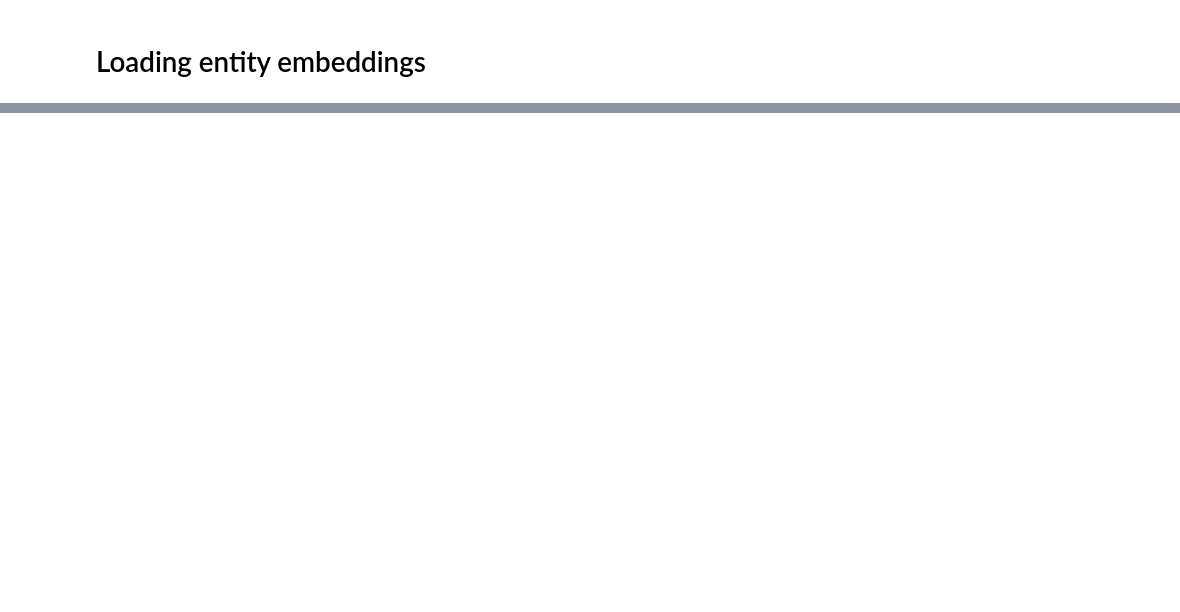
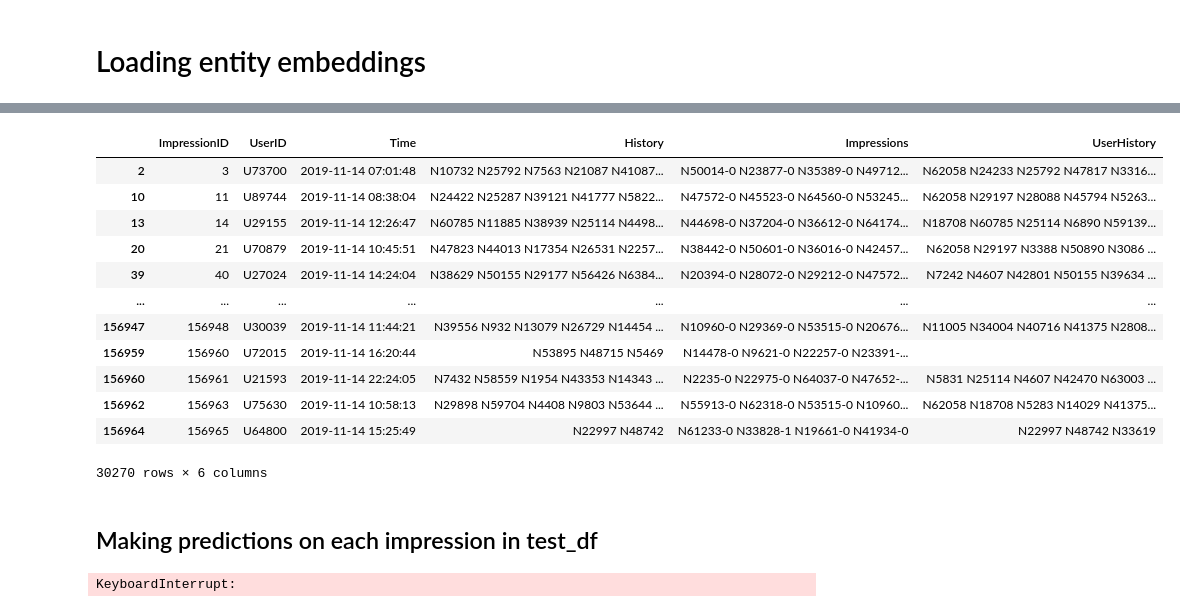
Before and after one commit to GurjotSinghAulakh/Recommender-systems, a Jupyter notebook: contentfilter.ipynb, the cells around one changed output, grey strips where cells are left out. Cells and saved outputs as stored; diff of their text form; code cells hidden in the pictures; blank space fills up the shorter version.

```diff
--- a/contentfilter.ipynb
+++ b/contentfilter.ipynb
@@ -103,0 +465,6 @@ combined_features = np.hstack([tfidf_matrix_normalized.toarray(), article_embedd
+# %%
+users = behaviors_df['UserID'].unique()
+user_histories = {}
+for user in users:
+    histories = behaviors_df[behaviors_df['UserID'] == user].History.values
+    user_histories[user] = histories
@@ -103,0 +489,7 @@ combined_features = np.hstack([tfidf_matrix_normalized.toarray(), article_embedd
+# %%
+behaviors_df["Time"] = pd.to_datetime(behaviors_df["Time"])
+last_day = behaviors_df["Time"].max().date()
+
+test_df = behaviors_df[behaviors_df["Time"].dt.date == last_day]
+train_df = behaviors_df[behaviors_df["Time"].dt.date != last_day]
+print(len(test_df), len(train_df))
@@ -103,0 +498,25 @@ combined_features = np.hstack([tfidf_matrix_normalized.toarray(), article_embedd
+# %%
+def get_all_user_history_sets(df):
+    user_histories = {}
+    for user in df['UserID'].unique():
+        hist_set = set()
+        histories = df[df['UserID'] == user].History.values
+        if isinstance(histories[0], float):
+            continue
+        histories = [history.split(' ') for history in histories]
+        hist_list = [hist for history in histories for hist in history]
+        impressions = df[df['UserID'] == user].Impressions.values
+        impressions = [impression.split(' ') for impression in impressions]
+        impressions = [imp for impression in impressions for imp in impression]
+        imps = [impression.split('-')[0] if impression.split('-')[1] == '1' else None for impression in impressions]
+        imps = [imp for imp in imps if imp is not None]
+        hist_set.update(imps)
+        hist_set.update(hist_list)
+        if user in user_histories:
+            user_histories[user].update(hist_set)
+        else:
+            user_histories[user] = hist_set
+    return user_histories
+# %%
+user_histories = get_all_user_history_sets(train_df)
+test_df['UserHistory'] = test_df['UserID'].apply(lambda x: ' '.join(list(user_histories[x])) if x in user_histories else '')
@@ -103,0 +529,34 @@ combined_features = np.hstack([tfidf_matrix_normalized.toarray(), article_embedd
+# %%
+test_df
+# %% [output]
+|  | ImpressionID | UserID | Time | History | Impressions | UserHistory |
+| 2 | 3 | U73700 | 2019-11-14 07:01:48 | N10732 N25792 N7563 N21087 N41087... | N50014-0 N23877-0 N35389-0 N49712... | N62058 N24233 N25792 N47817 N3316... |
+| 10 | 11 | U89744 | 2019-11-14 08:38:04 | N24422 N25287 N39121 N41777 N5822... | N47572-0 N45523-0 N64560-0 N53245... | N62058 N29197 N28088 N45794 N5263... |
+| 13 | 14 | U29155 | 2019-11-14 12:26:47 | N60785 N11885 N38939 N25114 N4498... | N44698-0 N37204-0 N36612-0 N64174... | N18708 N60785 N25114 N6890 N59139... |
+| 20 | 21 | U70879 | 2019-11-14 10:45:51 | N47823 N44013 N17354 N26531 N2257... | N38442-0 N50601-0 N36016-0 N42457... | N62058 N29197 N3388 N50890 N3086 ... |
+| 39 | 40 | U27024 | 2019-11-14 14:24:04 | N38629 N50155 N29177 N56426 N6384... | N20394-0 N28072-0 N29212-0 N47572... | N7242 N4607 N42801 N50155 N39634 ... |
+| ... | ... | ... | ... | ... | ... | ... |
+| 156947 | 156948 | U30039 | 2019-11-14 11:44:21 | N39556 N932 N13079 N26729 N14454 ... | N10960-0 N29369-0 N53515-0 N20676... | N11005 N34004 N40716 N41375 N2808... |
+| 156959 | 156960 | U72015 | 2019-11-14 16:20:44 | N53895 N48715 N5469 | N14478-0 N9621-0 N22257-0 N23391-... |  |
+| 156960 | 156961 | U21593 | 2019-11-14 22:24:05 | N7432 N58559 N1954 N43353 N14343 ... | N2235-0 N22975-0 N64037-0 N47652-... | N5831 N25114 N4607 N42470 N63003 ... |
+| 156962 | 156963 | U75630 | 2019-11-14 10:58:13 | N29898 N59704 N4408 N9803 N53644 ... | N55913-0 N62318-0 N53515-0 N10960... | N62058 N18708 N5283 N14029 N41375... |
+| 156964 | 156965 | U64800 | 2019-11-14 15:25:49 | N22997 N48742 | N61233-0 N33828-1 N19661-0 N41934-0 | N22997 N48742 N33619 |
+30270 rows × 6 columns
+# %% [markdown]
+## Making predictions on each impression in test_df
+# %%
+interactions_preds_dict = {}
+all_articles = set(news_data['ArticleID'].unique())
+
+#randomly sample 10000 interactions
+
+for iter, row in tqdm(test_df.sample(200, random_state=42).iterrows()):
+    if row['UserHistory'] == '':
+        continue
+    interactionid = row['ImpressionID']
+    history = row['UserHistory'].split(' ')
+    impressions = row['Impressions'].split(' ')
+    sorted_articles = recommend_similar_article(history, all_articles, similarity_matrix, article_index_dict, 40)
+    interactions_preds_dict[interactionid] = (sorted_articles, impressions)
+# %% [output]
+KeyboardInterrupt:
```
Also changed, not shown: parts of 36 cells of this notebook.
